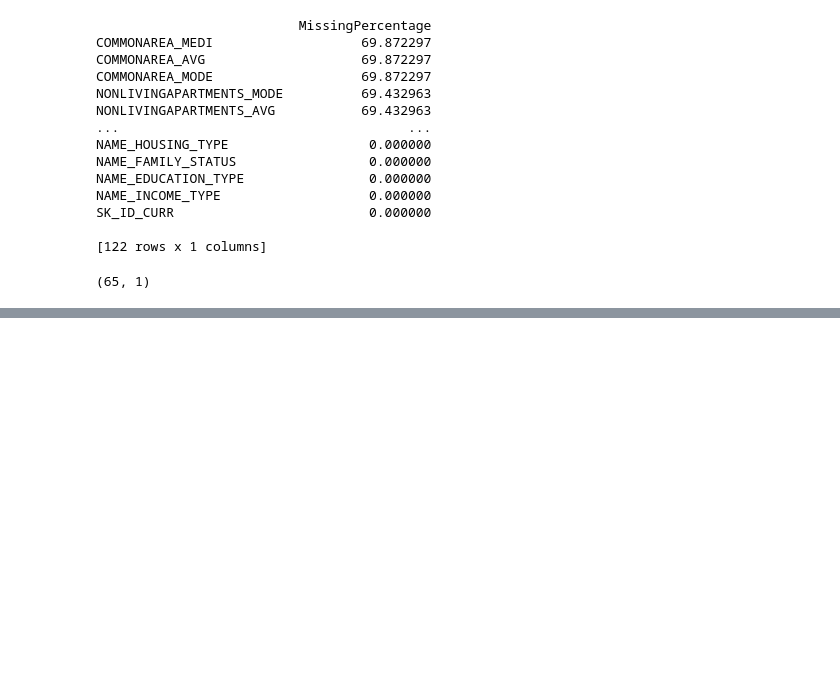
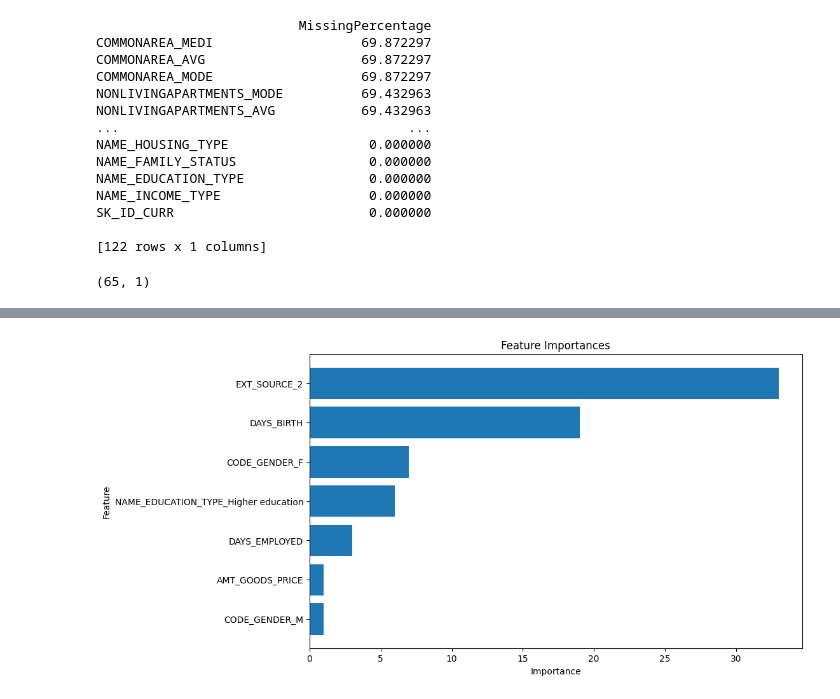
Before and after one commit to MSBA-Capstone-2024/modeling, a Jupyter notebook: big_query_test.ipynb, the cells around one changed output, grey strips where cells are left out. Cells and saved outputs as stored; diff of their text form; code cells hidden in the pictures; blank space fills up the shorter version.

```diff
--- a/big_query_test.ipynb
+++ b/big_query_test.ipynb
@@ -204,0 +323,14 @@ len(column_list_3)
+# %%
+feature_importances = model.get_score(importance_type='weight')
+sorted_importances = sorted(feature_importances.items(), key=lambda x: x[1], reverse=True)
+keys, values = zip(*sorted_importances)
+
+plt.figure(figsize=(10, 6))
+plt.barh(range(len(keys)), values, tick_label=keys)
+plt.gca().invert_yaxis()  # Invert y-axis to have the most important feature on top
+plt.xlabel('Importance')
+plt.ylabel('Feature')
+plt.title('Feature Importances')
+plt.show()
+# %% [output]
+[figure, added]
```
Also changed, not shown: parts of 21 cells of this notebook, 1 other file.
